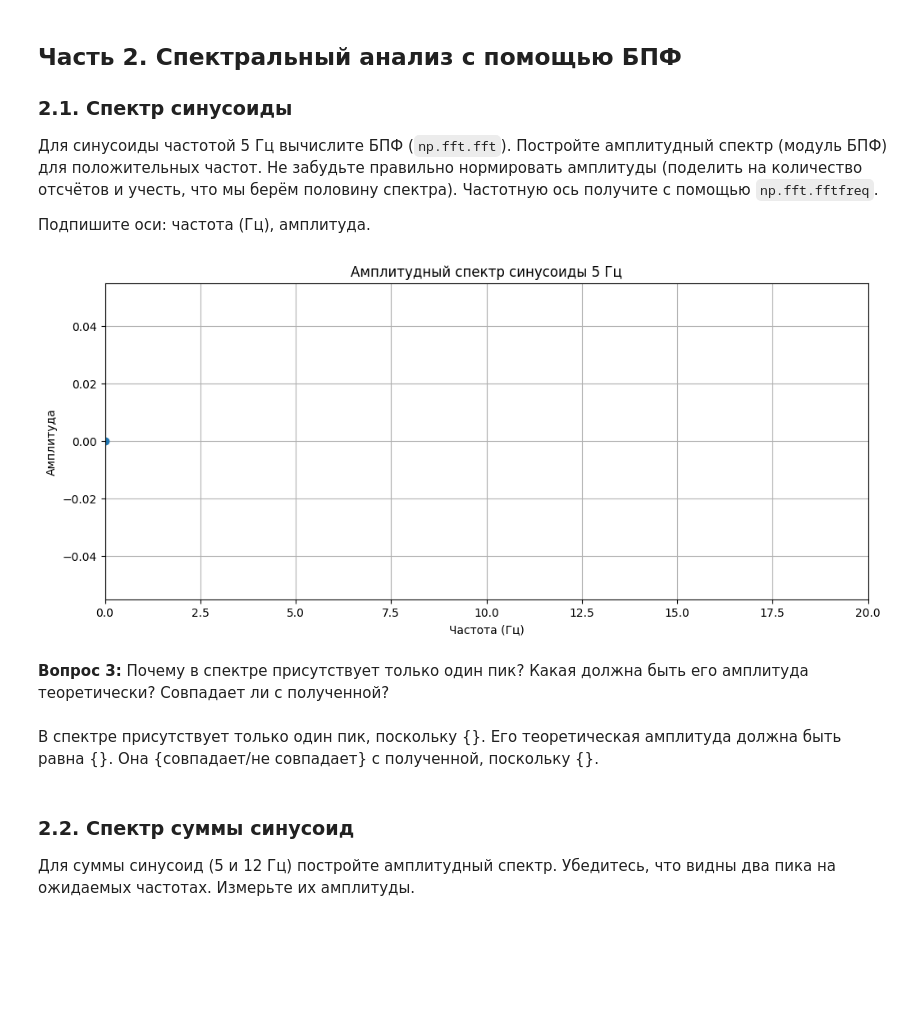
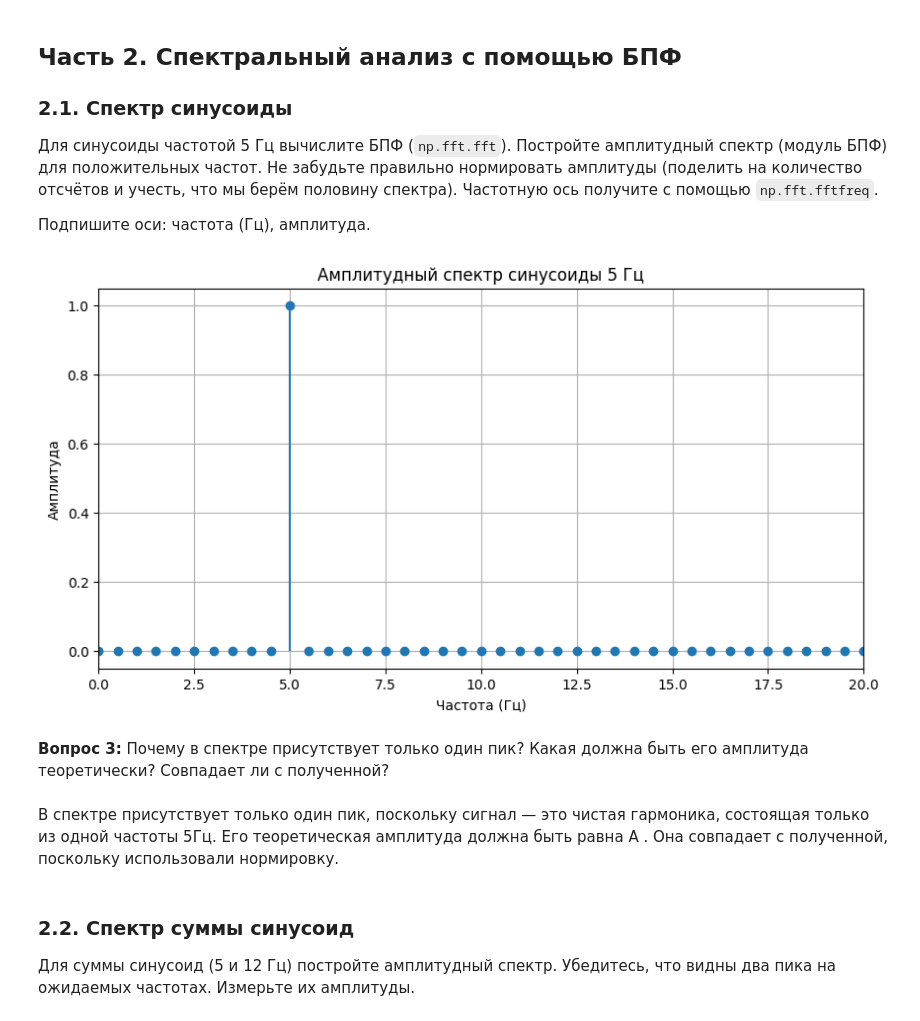
Before and after one commit to korzhimanov/dsp-seminars, a Jupyter notebook: seminars/1.ipynb, the cells around one changed output. Cells and saved outputs as stored; diff of their text form; code cells hidden in the pictures; blank space fills up the shorter version.

```diff
--- a/seminars/1.ipynb
+++ b/seminars/1.ipynb
@@ -112,28 +112,34 @@ plt.show()
 Подпишите оси: частота (Гц), амплитуда.
 # %%
 # БПФ синусоиды 5 Гц
-X = []
-freq = []
+
+t = np.linspace(0, T, fs * T, endpoint=False)
+f0 = 5
+A = 1.0
+signal = A * np.sin(2 * np.pi * f0 * t)
+N = len(t)
+X = np.fft.fft(signal)
+freq = np.fft.fftfreq(N, 1/fs)
 
 # Берём только положительные частоты
 half = len(t)//2
-X_mag = []  # не забываем про нормировку амплитуды
-freq_pos = [] # только положительные частоты
+X_mag = (2.0 / N) * np.abs(X[:half])  # не забываем про нормировку амплитуды
+freq_pos = freq[:half]
 
-plt.figure()
-plt.stem([0,], [0,], basefmt=" ")
+plt.figure(figsize=(10, 5))
+plt.stem(freq_pos, X_mag, basefmt=" ")
 plt.title('Амплитудный спектр синусоиды 5 Гц')
 plt.xlabel('Частота (Гц)')
 plt.ylabel('Амплитуда')
 plt.xlim(0, 20)
 plt.grid(True)
 plt.show()
 # %% [output]
-[figure, old version]
+[figure, new version]
 # %% [markdown]
 **Вопрос 3:** Почему в спектре присутствует только один пик? Какая должна быть его амплитуда теоретически? Совпадает ли с полученной?
 # %% [markdown]
-В спектре присутствует только один пик, поскольку {}. Его теоретическая амплитуда должна быть равна {}. Она {совпадает/не совпадает} с полученной, поскольку {}.
+В спектре присутствует только один пик, поскольку сигнал — это чистая гармоника, состоящая только из одной частоты 5Гц. Его теоретическая амплитуда должна быть равна A . Она совпадает с полученной, поскольку использовали нормировку.
 # %% [markdown]
 ### 2.2. Спектр суммы синусоид
 
```
Also changed, not shown: parts of 14 cells of this notebook.
